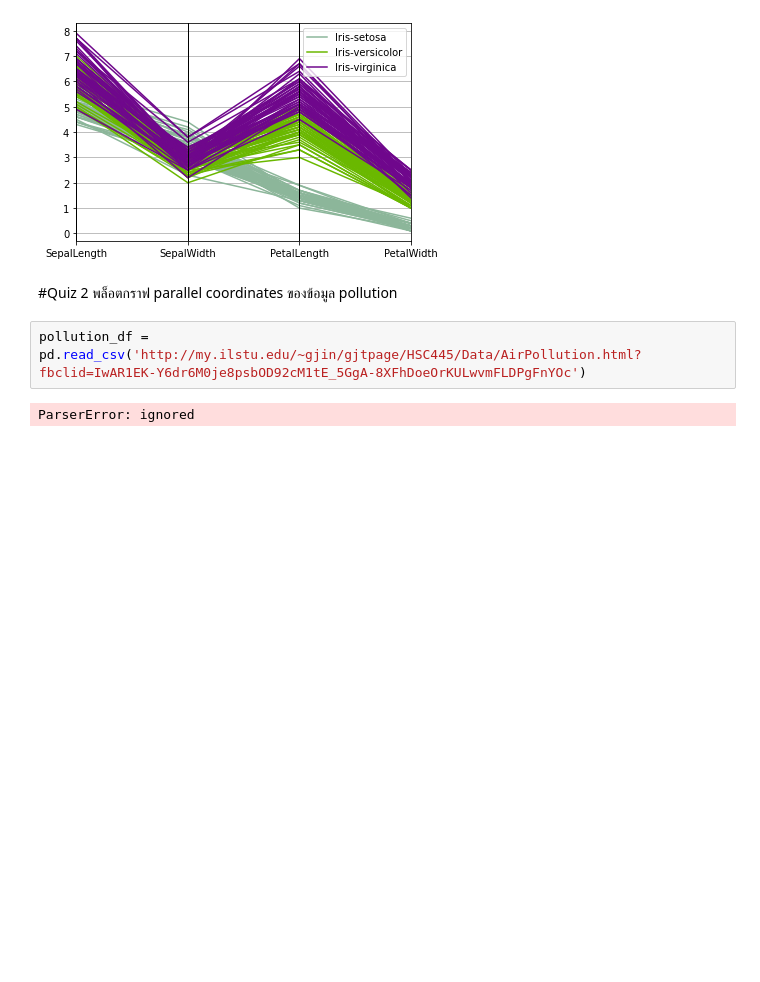
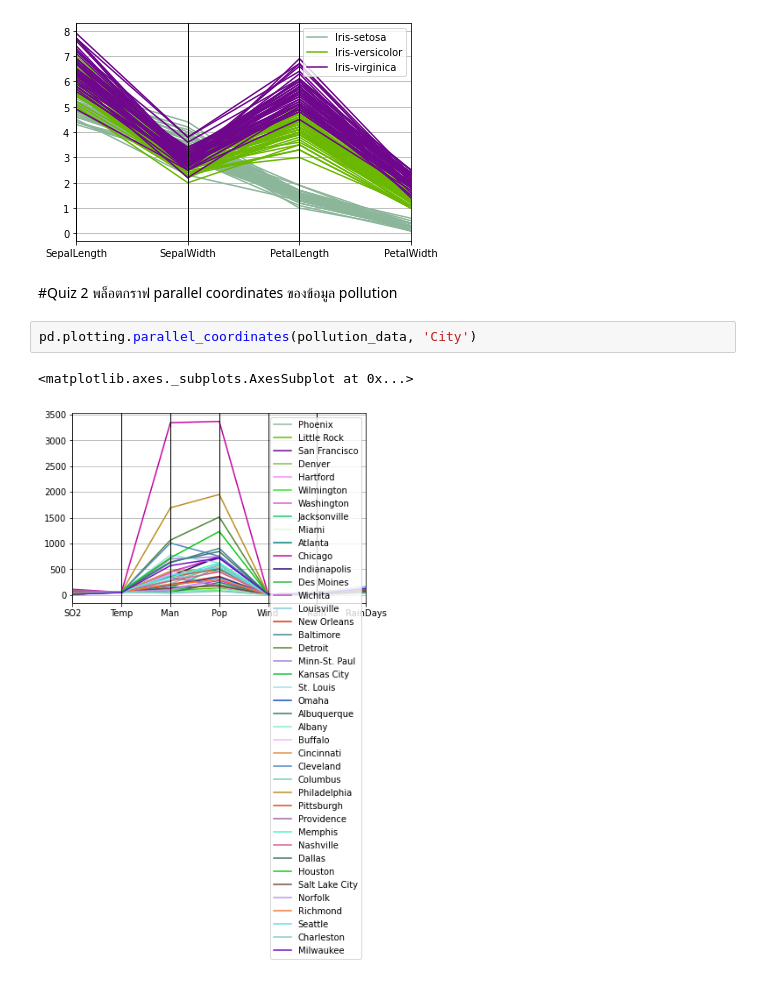
Before and after one commit to suphalaksana/Multivariate, a Jupyter notebook: Chapter2_Visualize_Multivariate_Data.ipynb, the cells around one changed output. Cells and saved outputs as stored; diff of their text form; blank space fills up the shorter version.

```diff
--- a/Chapter2_Visualize_Multivariate_Data.ipynb
+++ b/Chapter2_Visualize_Multivariate_Data.ipynb
@@ -129,7 +129,8 @@ pd.plotting.parallel_coordinates(example_df, 'Name')  #colum ที่ใช้
 # %% [markdown]
 #Quiz 2
 พล็อตกราฟ parallel coordinates ของข้อมูล pollution
-# %%
-pollution_df = pd.read_csv('http://my.ilstu.edu/~gjin/gjtpage/HSC445/Data/AirPollution.html?fbclid=IwAR1EK-Y6dr6M0je8psbOD92cM1tE_5GgA-8XFhDoeOrKULwvmFLDPgFnYOc')
-# %% [output]
-ParserError: ignored
+# %%
+pd.plotting.parallel_coordinates(pollution_data, 'City')
+# %% [output]
+<matplotlib.axes._subplots.AxesSubplot at 0x...>
+[figure, added]
```
